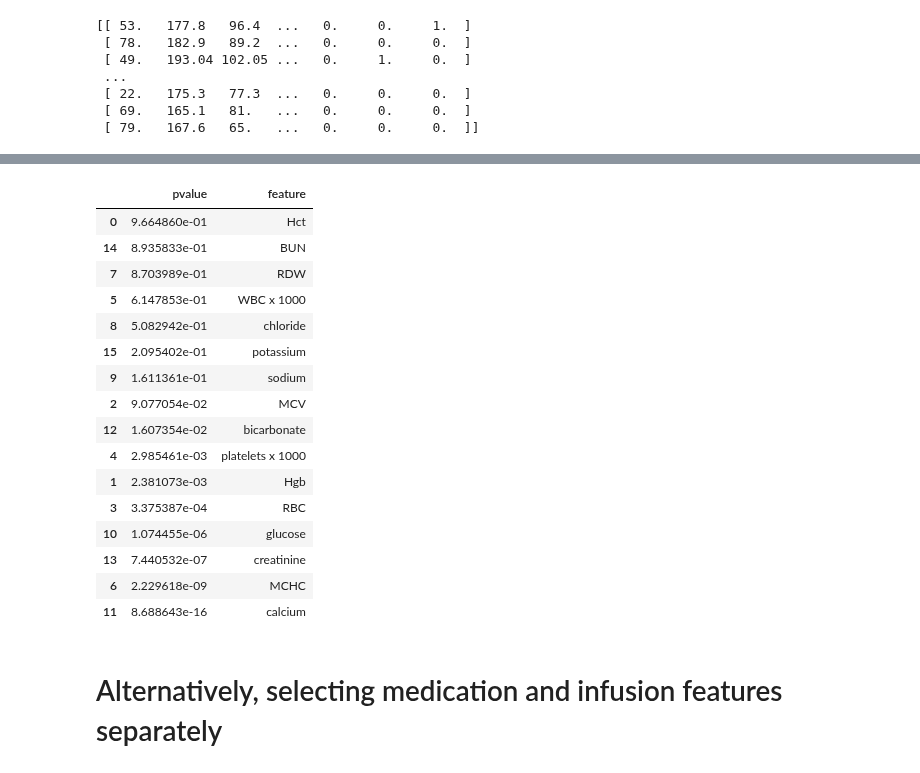
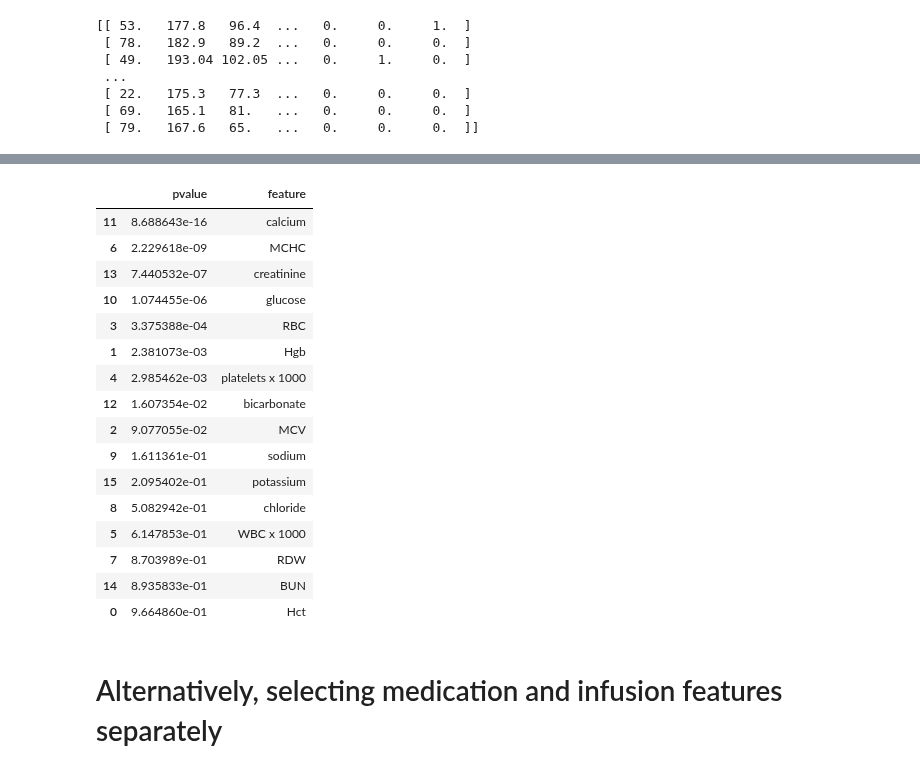
Before and after one commit to adit98/tbi, a Jupyter notebook: GCS_Modeling_JB.ipynb, the cells around one changed output, grey strips where cells are left out. Cells and saved outputs as stored; diff of their text form; code cells hidden in the pictures.

```diff
--- a/GCS_Modeling_JB.ipynb
+++ b/GCS_Modeling_JB.ipynb
@@ -1307,26 +1317,26 @@ Logit Regression Results
 # %%
 pvalue_ranking_labavgs = pd.DataFrame(list(zip(sm_model.pvalues, labavg_cols)),
                columns =['pvalue', 'feature'])
-pvalue_ranking_labavgs = pvalue_ranking_labavgs.sort_values(by=['pvalue'], ascending=False)
+pvalue_ranking_labavgs = pvalue_ranking_labavgs.sort_values(by=['pvalue'])
 display(pvalue_ranking_labavgs)
 # %% [output]
 |  | pvalue | feature |
+| 11 | 8.688643e-16 | calcium |
+| 6 | 2.229618e-09 | MCHC |
+| 13 | 7.440532e-07 | creatinine |
+| 10 | 1.074455e-06 | glucose |
+| 3 | 3.375388e-04 | RBC |
+| 1 | 2.381073e-03 | Hgb |
+| 4 | 2.985462e-03 | platelets x 1000 |
+| 12 | 1.607354e-02 | bicarbonate |
+| 2 | 9.077055e-02 | MCV |
+| 9 | 1.611361e-01 | sodium |
+| 15 | 2.095402e-01 | potassium |
+| 8 | 5.082942e-01 | chloride |
+| 5 | 6.147853e-01 | WBC x 1000 |
+| 7 | 8.703989e-01 | RDW |
+| 14 | 8.935833e-01 | BUN |
 | 0 | 9.664860e-01 | Hct |
-| 14 | 8.935833e-01 | BUN |
-| 7 | 8.703989e-01 | RDW |
-| 5 | 6.147853e-01 | WBC x 1000 |
-| 8 | 5.082942e-01 | chloride |
-| 15 | 2.095402e-01 | potassium |
-| 9 | 1.611361e-01 | sodium |
-| 2 | 9.077054e-02 | MCV |
-| 12 | 1.607354e-02 | bicarbonate |
-| 4 | 2.985461e-03 | platelets x 1000 |
-| 1 | 2.381073e-03 | Hgb |
-| 3 | 3.375387e-04 | RBC |
-| 10 | 1.074455e-06 | glucose |
-| 13 | 7.440532e-07 | creatinine |
-| 6 | 2.229618e-09 | MCHC |
-| 11 | 8.688643e-16 | calcium |
 # %% [markdown]
 # Alternatively, selecting medication and infusion features separately
 # %%
```
Also changed, not shown: parts of 10 cells of this notebook, 1 other file.
